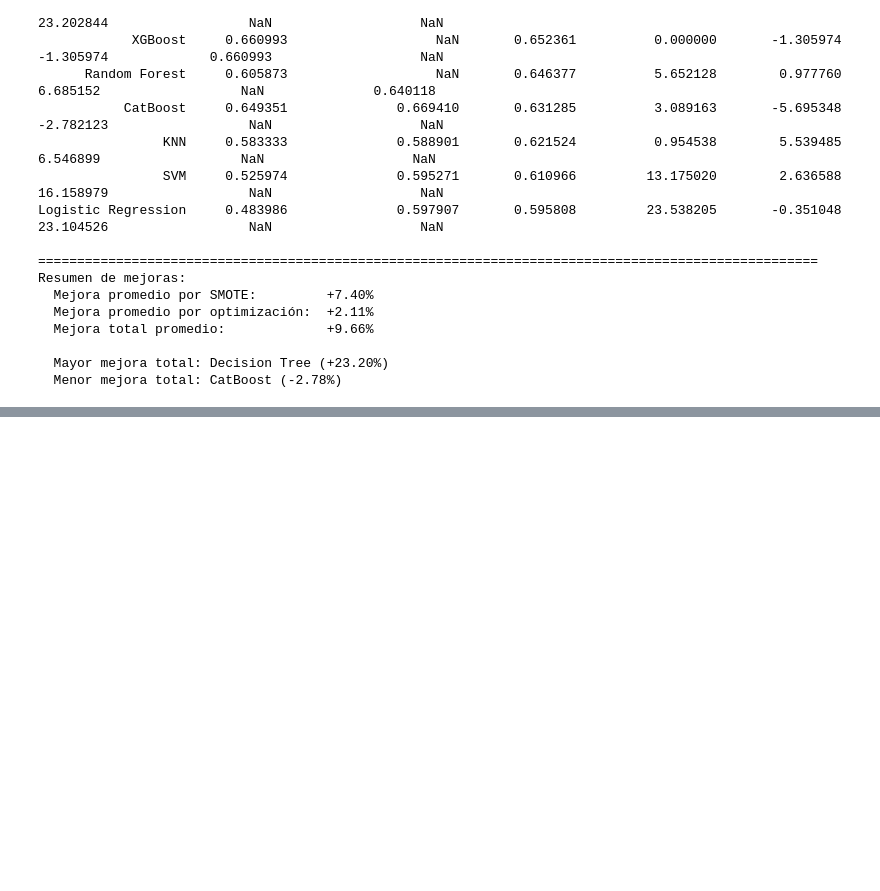
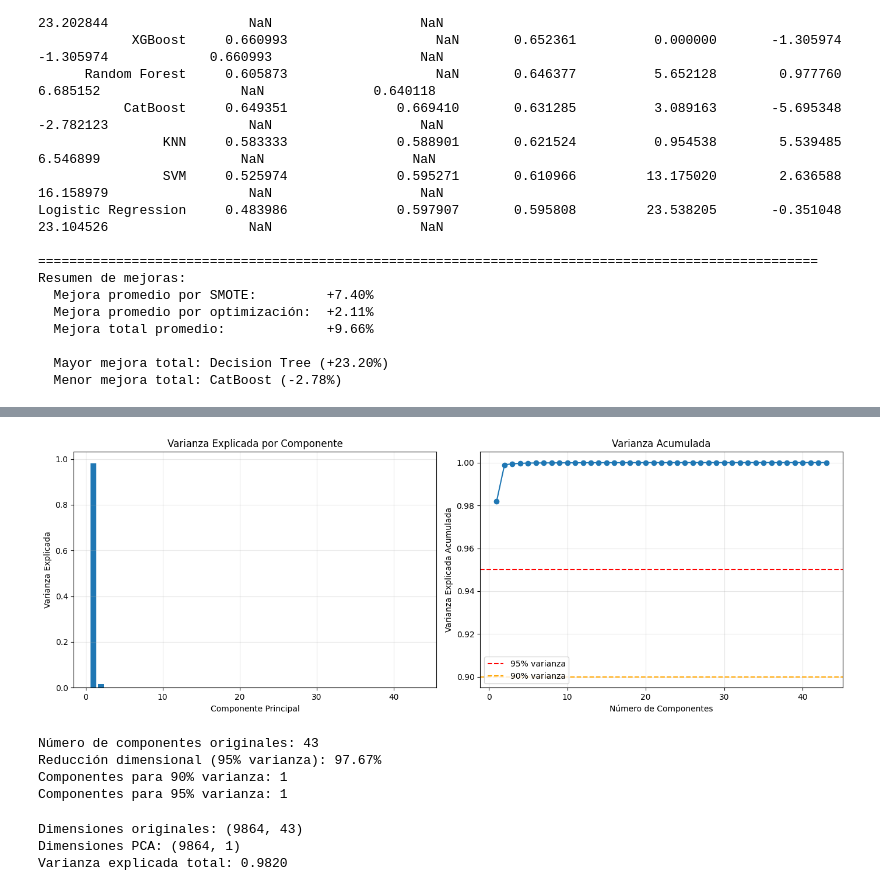
Before and after one commit to Nicolas-carmona16/online-shoppers-purchasing-intention, a Jupyter notebook: online_shoppers_train.ipynb, the cells around one changed output, grey strips where cells are left out. Cells and saved outputs as stored; diff of their text form; code cells hidden in the pictures; blank space fills up the shorter version.

```diff
--- a/online_shoppers_train.ipynb
+++ b/online_shoppers_train.ipynb
@@ -1693,0 +1731,64 @@ Resumen de mejoras:
+# %%
+from sklearn.decomposition import PCA
+
+X_train_array = X_train_scaled.values if hasattr(X_train_scaled, 'values') else X_train_scaled
+X_test_array = X_test_scaled.values if hasattr(X_test_scaled, 'values') else X_test_scaled
+
+# PCA con todas las componentes para analizar varianza
+pca_full = PCA(random_state=42)
+pca_full.fit(X_train_array)
+
+# Varianza explicada acumulada
+cumsum_variance = np.cumsum(pca_full.explained_variance_ratio_)
+
+# Gráfico
+fig, axes = plt.subplots(1, 2, figsize=(14, 5))
+
+# Varianza individual
+axes[0].bar(range(1, len(pca_full.explained_variance_ratio_) + 1),
+            pca_full.explained_variance_ratio_)
+axes[0].set_xlabel('Componente Principal')
+axes[0].set_ylabel('Varianza Explicada')
+axes[0].set_title('Varianza Explicada por Componente')
+axes[0].grid(alpha=0.3)
+
+# Varianza acumulada
+axes[1].plot(range(1, len(cumsum_variance) + 1), cumsum_variance, marker='o')
+axes[1].axhline(y=0.95, color='r', linestyle='--', label='95% varianza')
+axes[1].axhline(y=0.90, color='orange', linestyle='--', label='90% varianza')
+axes[1].set_xlabel('Número de Componentes')
+axes[1].set_ylabel('Varianza Explicada Acumulada')
+axes[1].set_title('Varianza Acumulada')
+axes[1].legend()
+axes[1].grid(alpha=0.3)
+
+plt.tight_layout()
+plt.show()
+
+# Determinar número de componentes para 95% y 90% varianza
+n_components_95 = np.argmax(cumsum_variance >= 0.95) + 1
+n_components_90 = np.argmax(cumsum_variance >= 0.90) + 1
+
+print(f"\nNúmero de componentes originales: {X_train_scaled.shape[1]}")
+print(f"Reducción dimensional (95% varianza): {(1 - n_components_95 / X_train_scaled.shape[1]) * 100:.2f}%")
+print(f"Componentes para 90% varianza: {n_components_90}")
+print(f"Componentes para 95% varianza: {n_components_95}")
+# %% [output]
+[figure, added]
+Número de componentes originales: 43
+Reducción dimensional (95% varianza): 97.67%
+Componentes para 90% varianza: 1
+Componentes para 95% varianza: 1
+# %%
+# Aplicar PCA con numero optimo de componentes
+pca = PCA(n_components=n_components_95, random_state=42)
+X_train_pca = pca.fit_transform(X_train_array)
+X_test_pca = pca.transform(X_test_array)
+
+print(f"Dimensiones originales: {X_train_array.shape}")
+print(f"Dimensiones PCA: {X_train_pca.shape}")
+print(f"Varianza explicada total: {pca.explained_variance_ratio_.sum():.4f}")
+# %% [output]
+Dimensiones originales: (9864, 43)
+Dimensiones PCA: (9864, 1)
+Varianza explicada total: 0.9820
```
Also changed, not shown: parts of 18 cells of this notebook, 1 other file.
